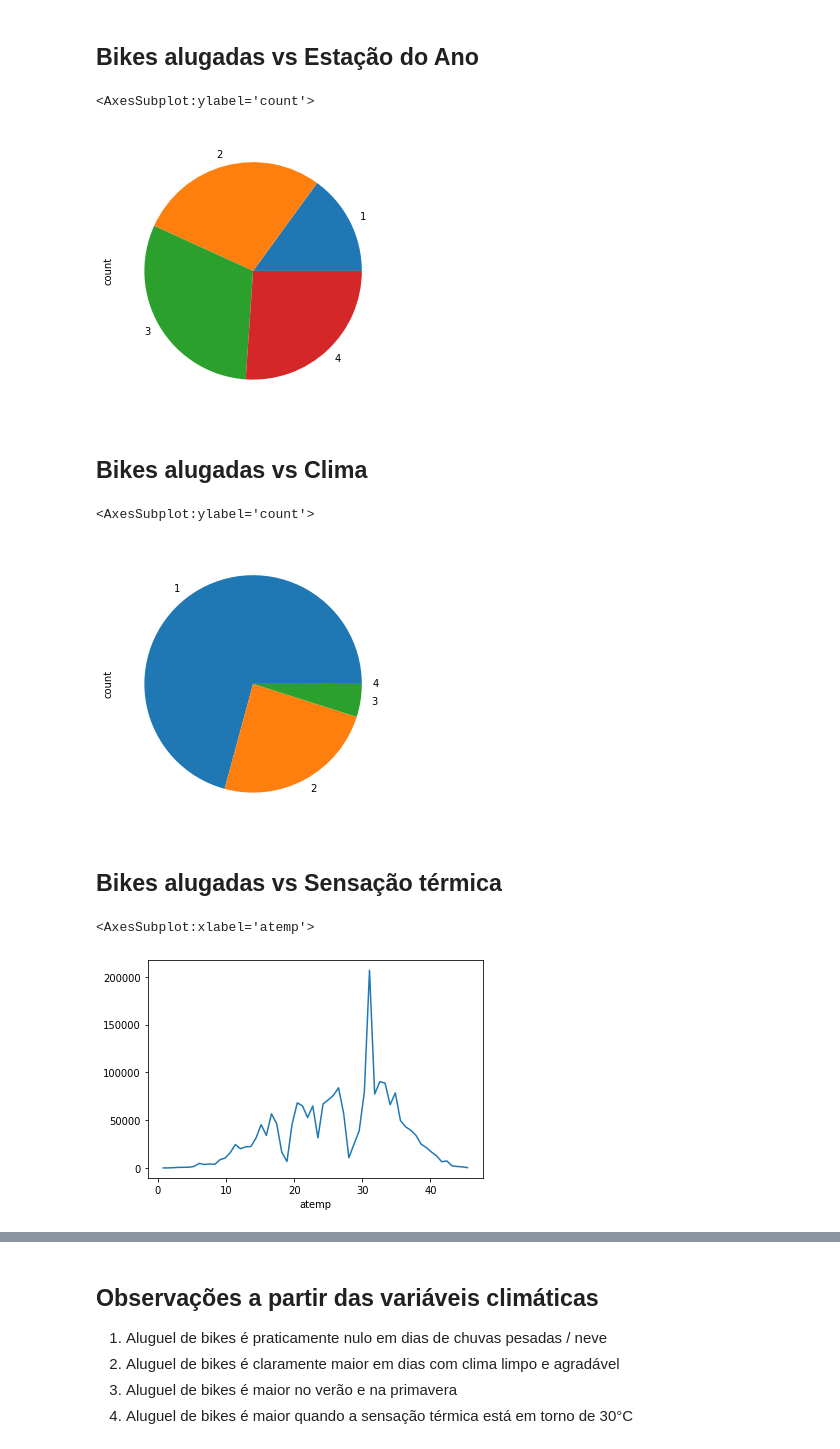
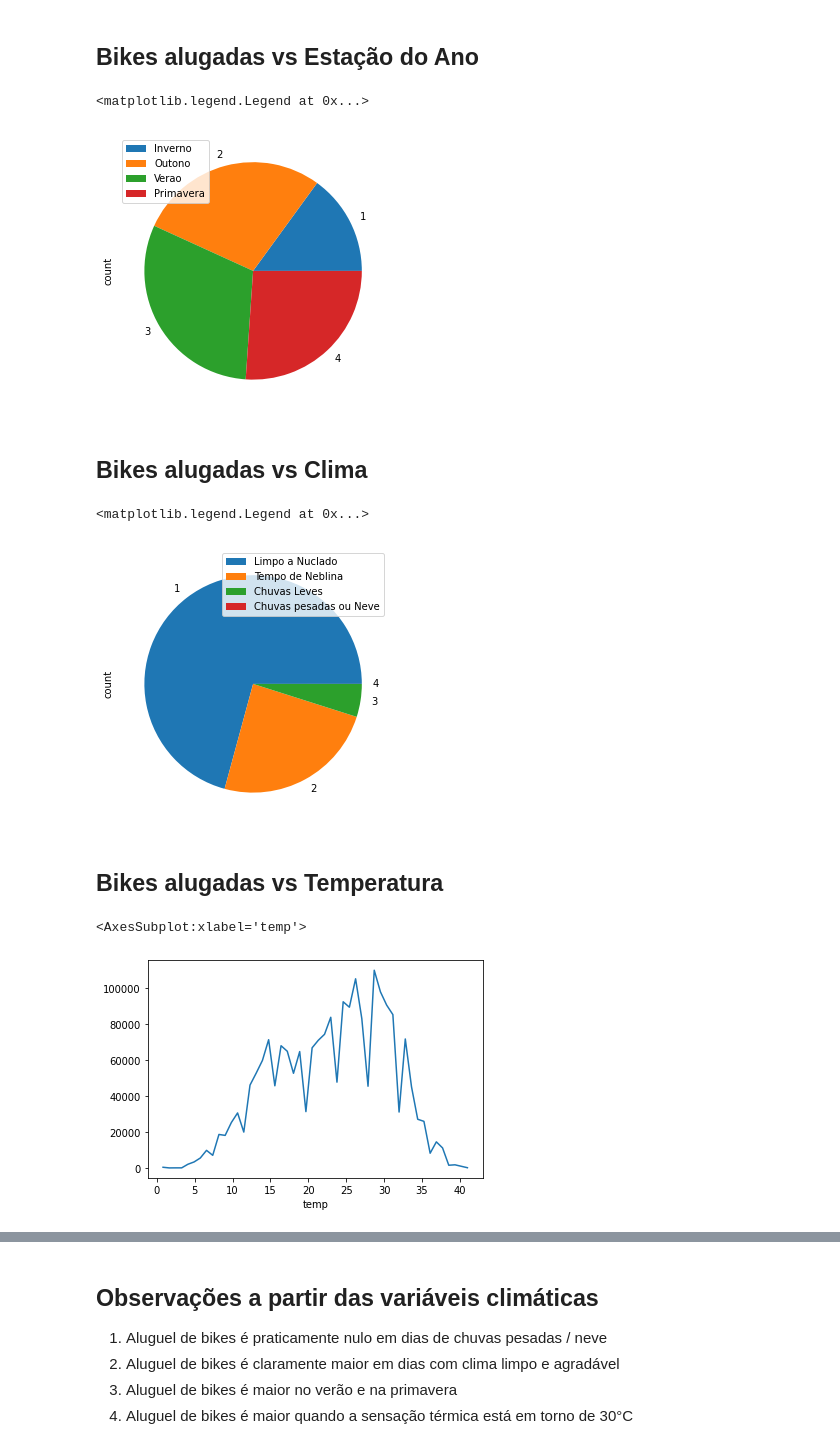
Before and after one commit to renCgomes/T2_LP_ECA_2021.2, a Jupyter notebook: T2_LP.ipynb, the cells around one changed output, grey strips where cells are left out. Cells and saved outputs as stored; diff of their text form; code cells hidden in the pictures.

```diff
--- a/T2_LP.ipynb
+++ b/T2_LP.ipynb
@@ -196,25 +180,26 @@ sns.boxplot(x = "holiday",y="count",data=train)
 # %%
 plt.figure(figsize=(5,5))
 train.groupby(["season"])["count"].sum().plot.pie()
+legend = ['Inverno', 'Outono', 'Verao', 'Primavera']
+plt.legend(legend, loc=0)
 # %% [output]
-<AxesSubplot:ylabel='count'>
+<matplotlib.legend.Legend at 0x...>
-[figure, old version]
+[figure, new version]
 # %% [markdown]
 ## Bikes alugadas vs Clima
 # %%
 plt.figure(figsize=(5,5))
 train.groupby(["weather"])["count"].sum().plot.pie()
-# 1 = Limpo a nublado
-# 2 = Tempo de Neblina
-# 3 = Chuvas Leves
-# 4 = Chuvas pesada / Neve
+
+legend = ['Limpo a Nuclado', 'Tempo de Neblina', 'Chuvas Leves', 'Chuvas pesadas ou Neve']
+plt.legend(legend, loc=0)
 # %% [output]
-<AxesSubplot:ylabel='count'>
+<matplotlib.legend.Legend at 0x...>
-[figure, old version]
+[figure, new version]
 # %% [markdown]
-## Bikes alugadas vs Sensação térmica
+## Bikes alugadas vs Temperatura
 # %%
-train.groupby("atemp")["count"].sum().plot()
+train.groupby("temp")["count"].sum().plot()
 # %% [output]
-<AxesSubplot:xlabel='atemp'>
+<AxesSubplot:xlabel='temp'>
-[figure, old version]
+[figure, new version]
```
Also changed, not shown: parts of 35 cells of this notebook, 1 other file.
